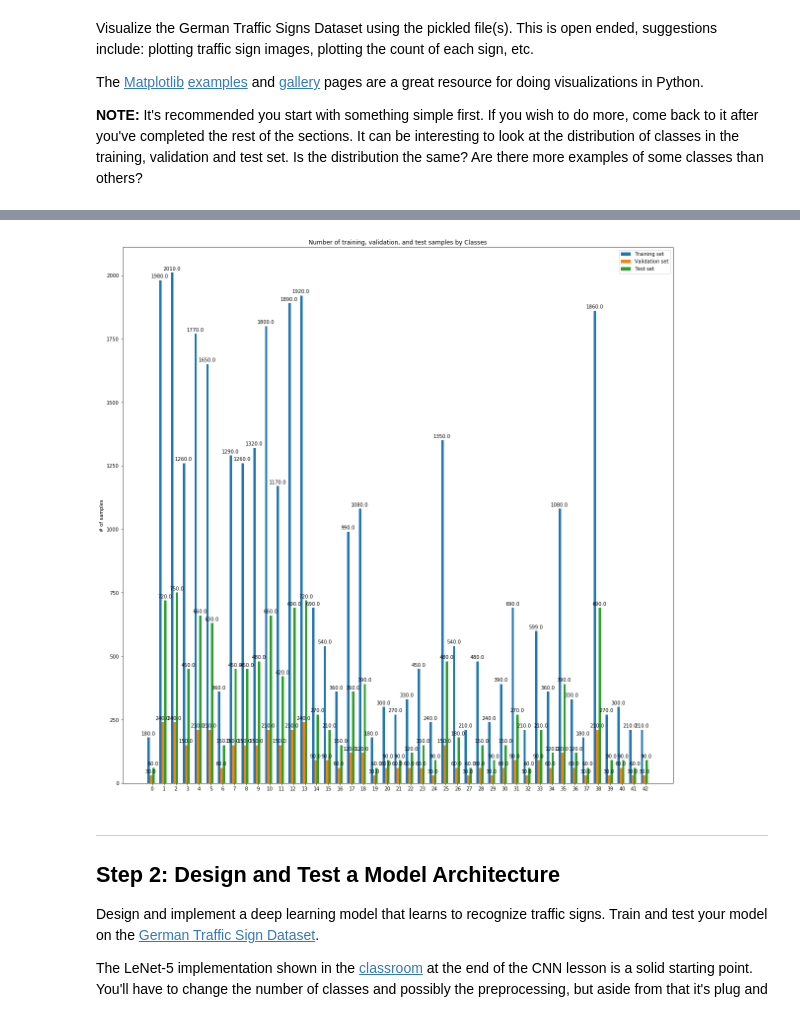
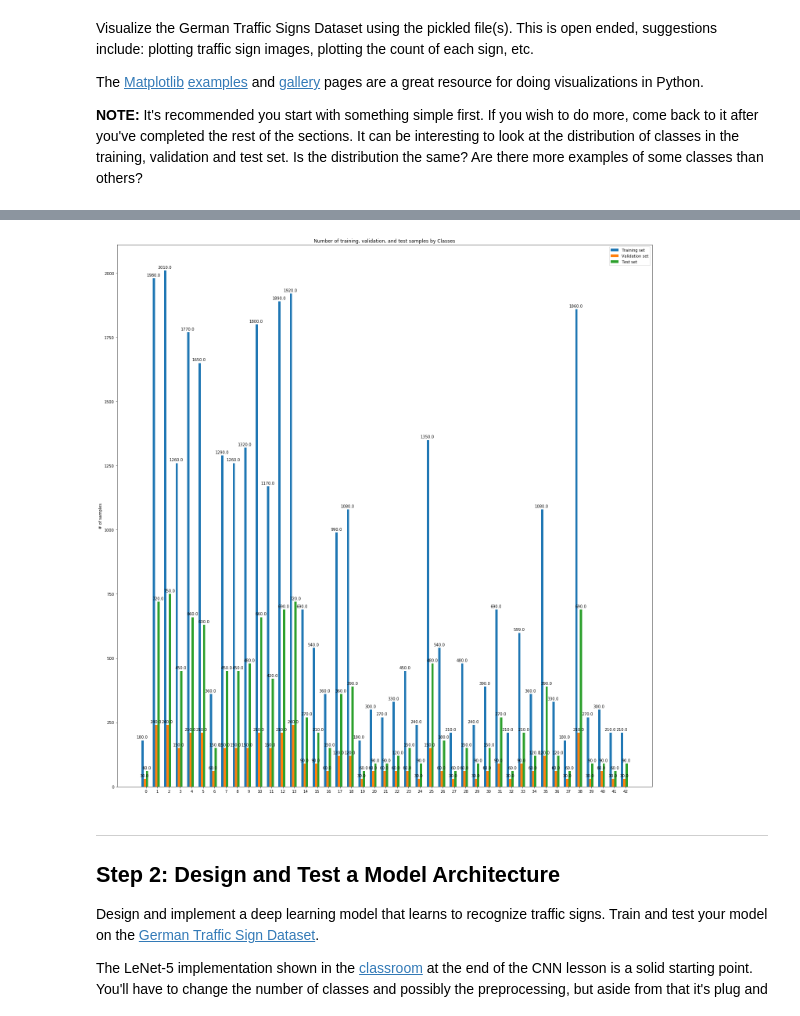
Before and after one commit to ahmadsheikhveisi/CarND-Traffic-Sign-Classifier-Project, a Jupyter notebook: Traffic_Sign_Classifier.ipynb, the cells around one changed output, grey strips where cells are left out. Drawn from its saved outputs; the diff is of its cells as text; code cells hidden in the pictures.

```diff
--- a/Traffic_Sign_Classifier.ipynb
+++ b/Traffic_Sign_Classifier.ipynb
@@ -107,12 +107,12 @@ import cv2
 
 
 csv_file = csv.reader(open('signnames.csv'), delimiter=",")
-signnames = list(csv_file)
+signnames = {int(rows[0]):rows[1] for rows in list(csv_file)[1:][:]}
 
 """Draw one random training image
 index = random.randint(0, len(X_train))
 image = X_train[index].squeeze()
-signname = signnames[y_train[index]+1][1]
+signname = signnames[y_train[index]]
 
 plt.figure(figsize=(1,1))
 plt.imshow(image)
@@ -123,18 +123,18 @@ plt.show()
 
 """ Plot a random image from each class"""
 fig_col_num = 6
-fig = plt.figure()
+fig = plt.figure(figsize=(15,20))
 for cnt in range(n_classes):
     x_t_cnt = X_train[y_train == cnt]
     index = random.randint(0, len(x_t_cnt)-1)
     image = x_t_cnt[index].squeeze()
-    signname = signnames[cnt+1][1]
+    signname = signnames[cnt]
 
     axe = fig.add_subplot(int(np.ceil(float(n_classes)/fig_col_num)),fig_col_num,cnt+1)
     axe.set_title(str(cnt) + ":" + signname[:25])
     axe.imshow(image)
 
-fig.set_size_inches(15,25)
+fig.tight_layout()
 plt.show()
 fig.savefig("res/random_images.png")
 # %% [output]
@@ -151,43 +151,42 @@ def visualize_distribution(train,valid,test,num_class):
     x = np.arange(num_class)  # the label locations
     width = 0.2  # the width of the bars
 
-    fig, ax = plt.subplots()
+    fig, ax = plt.subplots(figsize=(20,20))
     rects1 = ax.bar(x - (3*width/2), train_label_count, width, label='Training set')
     rects2 = ax.bar(x - (width/2), valid_label_count, width, label='Validation set')
     rects3 = ax.bar(x + width/2, test_label_count, width, label='Test set')
 
     # Add some text for labels, title and custom x-axis tick labels, etc.
     ax.set_ylabel('# of samples')
     ax.set_title('Number of training, validation, and test samples by Classes')
     ax.set_xticks(x)
     ax.set_xticklabels(range(num_class))
     ax.legend()
 
 
     """Attach a text label above each bar in *rects*, displaying its height."""
     """"""
     def autolabel(rects):
         for rect in rects:
             height = rect.get_height()
             ax.annotate('{}'.format(height),
                         xy=(rect.get_x() + rect.get_width() / 3, height),
                         xytext=(0, 3),  # 3 points vertical offset
                         textcoords="offset points",
                         ha='center', va='bottom')
 
     autolabel(rects1)
     autolabel(rects2)
     autolabel(rects3)
 
-    #fig.tight_layout()
-    fig.set_size_inches(20,20)
+    fig.tight_layout()
     plt.show()
     return fig
 
 fig = visualize_distribution(y_train,y_valid,y_test,n_classes)
 fig.savefig("res/dataset_distribution.png")
 # %% [output]
-[figure, old version]
+[figure, new version]
 # %% [markdown]
 ----
 
```
Also changed, not shown: parts of 15 cells of this notebook, 15 other files.
